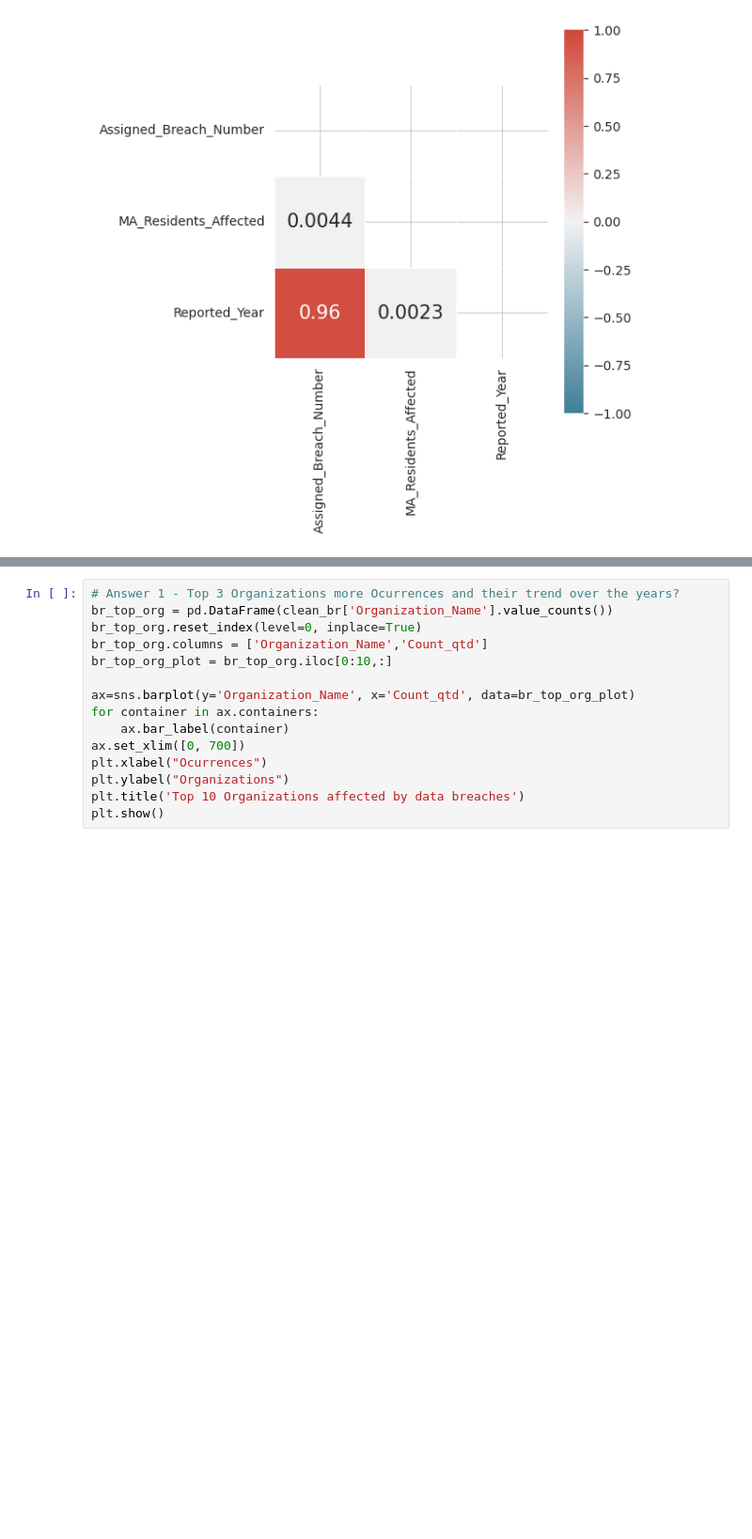
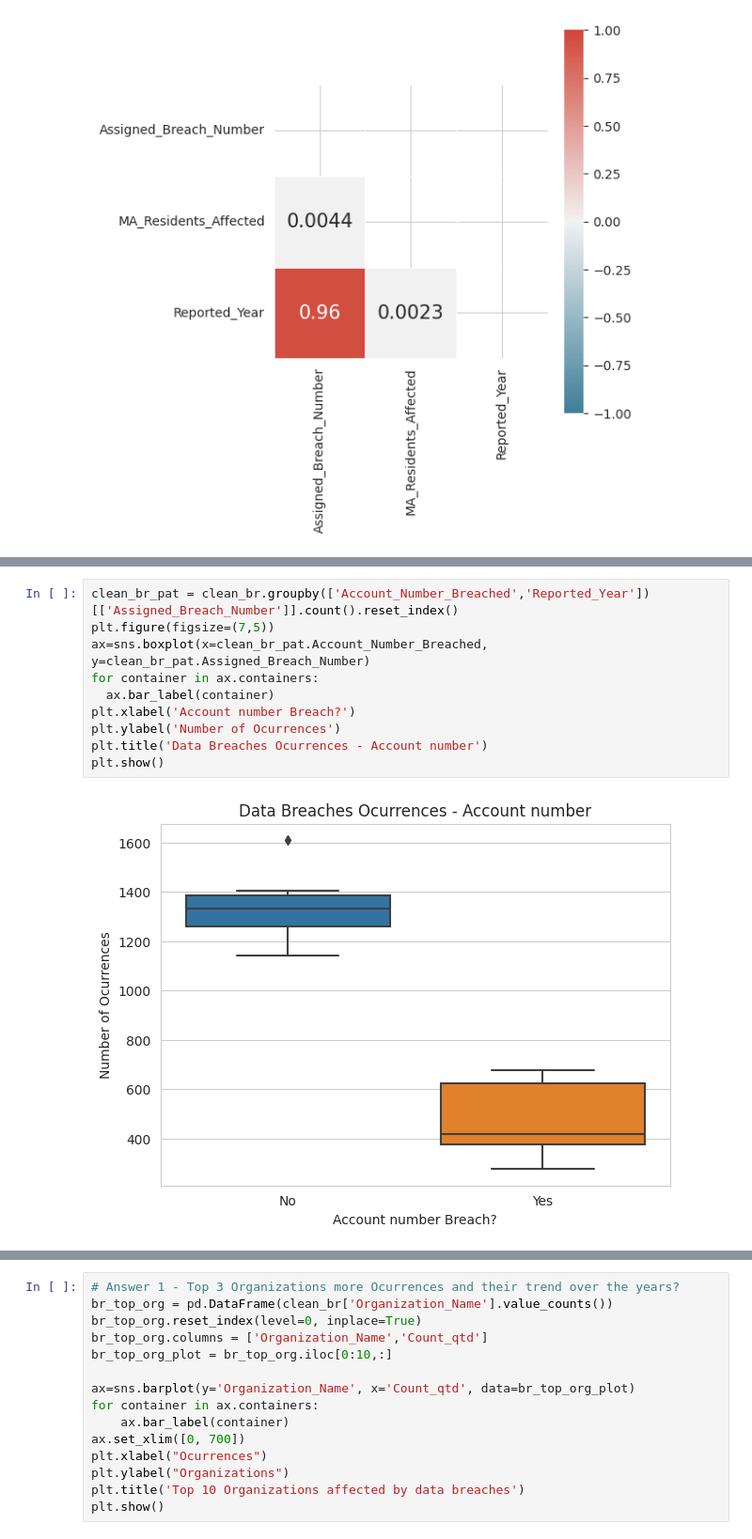
Before and after one commit to joncalle/AnalToolsDecMrk, a Jupyter notebook: DataBreach.ipynb, the cells around one changed output, grey strips where cells are left out. Shown at 94% size. Drawn from its saved outputs; the diff is of its cells as text; blank space fills up the shorter version.

```diff
--- a/DataBreach.ipynb
+++ b/DataBreach.ipynb
@@ -475,0 +488,12 @@ fig.show()
+# %%
+clean_br_pat = clean_br.groupby(['Account_Number_Breached','Reported_Year'])[['Assigned_Breach_Number']].count().reset_index()
+plt.figure(figsize=(7,5))
+ax=sns.boxplot(x=clean_br_pat.Account_Number_Breached, y=clean_br_pat.Assigned_Breach_Number)
+for container in ax.containers:
+  ax.bar_label(container)
+plt.xlabel('Account number Breach?')
+plt.ylabel('Number of Ocurrences')
+plt.title('Data Breaches Ocurrences - Account number')
+plt.show()
+# %% [output]
+[figure, added]
```
Also changed, not shown: parts of 3 cells of this notebook.
